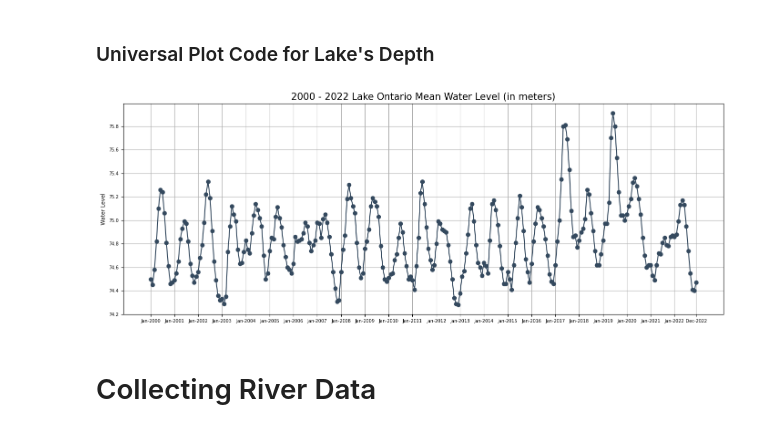
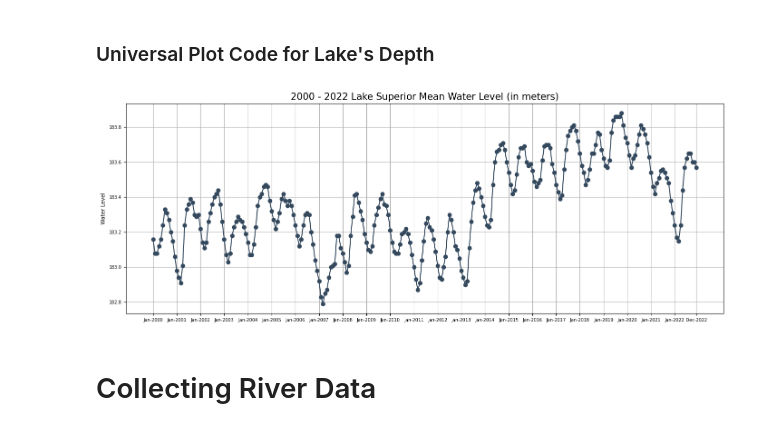
Before and after one commit to healeyq3/MCM2024, a Jupyter notebook: Data-Processing/lake_data_v1.ipynb, the cells around one changed output. Saved outputs shown, nothing was run; the diff lists cells and outputs as text; code cells hidden in the pictures.

```diff
--- a/Data-Processing/lake_data_v1.ipynb
+++ b/Data-Processing/lake_data_v1.ipynb
@@ -183,26 +183,26 @@ ontarioDepth = o_melted[['Time', 'Value']].reset_index(drop=True)
 # %%
 # Input the name of a lake and the corresponding data frame from the code above
 ## Lake Names: Lake Superior, Lakes Mchigan & Huron, Lake Erie, Lake Ontario
 ## Data Frames: superiorDepth, michiganHuronDepth, erieDepth, ontarioDepth
-lakeName = 'Lake Ontario'
-lakeDataFrame = ontarioDepth
+lakeName = 'Lake Superior'
+lakeDataFrame = superiorDepth
 
 # Plotting data for the selected lake
 plt.figure(figsize=(17, 6))
 plt.plot(lakeDataFrame['Time'], lakeDataFrame['Value'], marker='o', linestyle='-', color='#34495E')
 plt.title(f'2000 - 2022 {lakeName} Mean Water Level (in meters)', fontsize=15)
 
 plt.ylabel('Water Level', fontsize=8.5)
 
 plt.xticks(list(range(0, len(lakeDataFrame['Time']), 12)) + [len(lakeDataFrame['Time']) - 1])
 plt.tick_params(axis='x', labelsize=7)
 plt.tick_params(axis='y', labelsize=7)
 
 plt.grid(True)
 plt.savefig(f"{lakeName}_water_level.png", dpi=400)
 plt.show()
 # %% [output]
-[figure, old version]
+[figure, new version]
 # %% [markdown]
 # Collecting River Data
 # %%
```
Also changed, not shown: parts of 8 cells of this notebook, 4 other files.
